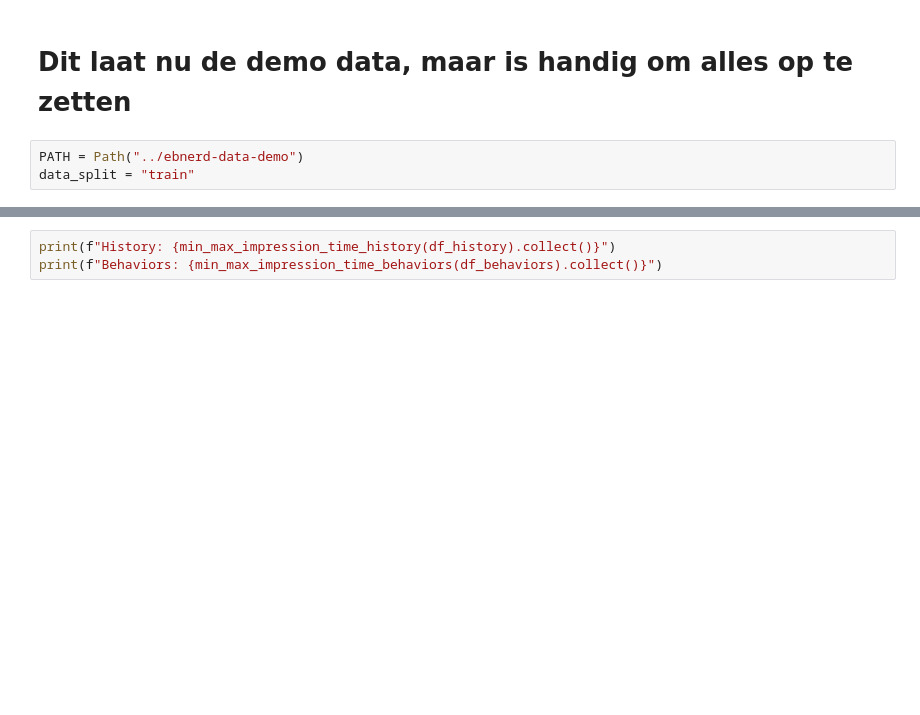
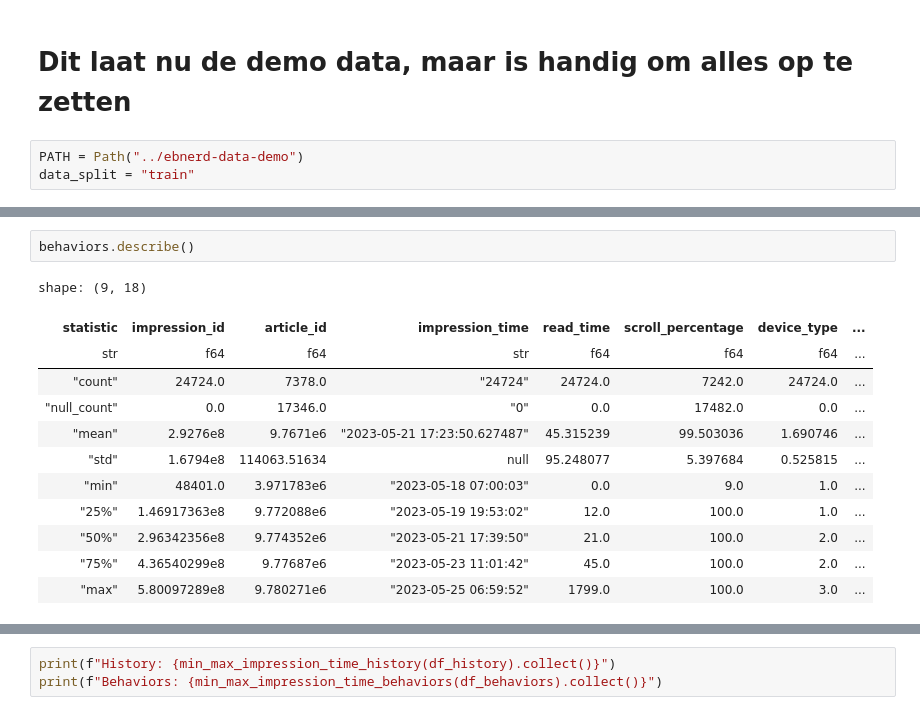
Before and after one commit to WouterBant/RecSys, a Jupyter notebook: notebooks/data_analysis.ipynb, the cells around one changed output, grey strips where cells are left out. Cells and saved outputs as stored; diff of their text form; blank space fills up the shorter version.

```diff
--- a/notebooks/data_analysis.ipynb
+++ b/notebooks/data_analysis.ipynb
@@ -35,0 +154,15 @@ df_history = pl.scan_parquet(PATH.joinpath(data_split, "history.parquet"))
+# %%
+behaviors.describe()
+# %% [output]
+shape: (9, 18)
+| statistic | impression_id | article_id | impression_time | read_time | scroll_percentage | device_type | ... |
+| str | f64 | f64 | str | f64 | f64 | f64 | ... |
+| "count" | 24724.0 | 7378.0 | "24724" | 24724.0 | 7242.0 | 24724.0 | ... |
+| "null_count" | 0.0 | 17346.0 | "0" | 0.0 | 17482.0 | 0.0 | ... |
+| "mean" | 2.9276e8 | 9.7671e6 | "2023-05-21 17:23:50.627487" | 45.315239 | 99.503036 | 1.690746 | ... |
+| "std" | 1.6794e8 | 114063.51634 | null | 95.248077 | 5.397684 | 0.525815 | ... |
+| "min" | 48401.0 | 3.971783e6 | "2023-05-18 07:00:03" | 0.0 | 9.0 | 1.0 | ... |
+| "25%" | 1.46917363e8 | 9.772088e6 | "2023-05-19 19:53:02" | 12.0 | 100.0 | 1.0 | ... |
+| "50%" | 2.96342356e8 | 9.774352e6 | "2023-05-21 17:39:50" | 21.0 | 100.0 | 2.0 | ... |
+| "75%" | 4.36540299e8 | 9.77687e6 | "2023-05-23 11:01:42" | 45.0 | 100.0 | 2.0 | ... |
+| "max" | 5.80097289e8 | 9.780271e6 | "2023-05-25 06:59:52" | 1799.0 | 100.0 | 3.0 | ... |
```
Also changed, not shown: parts of 29 cells of this notebook, 5 other files.
